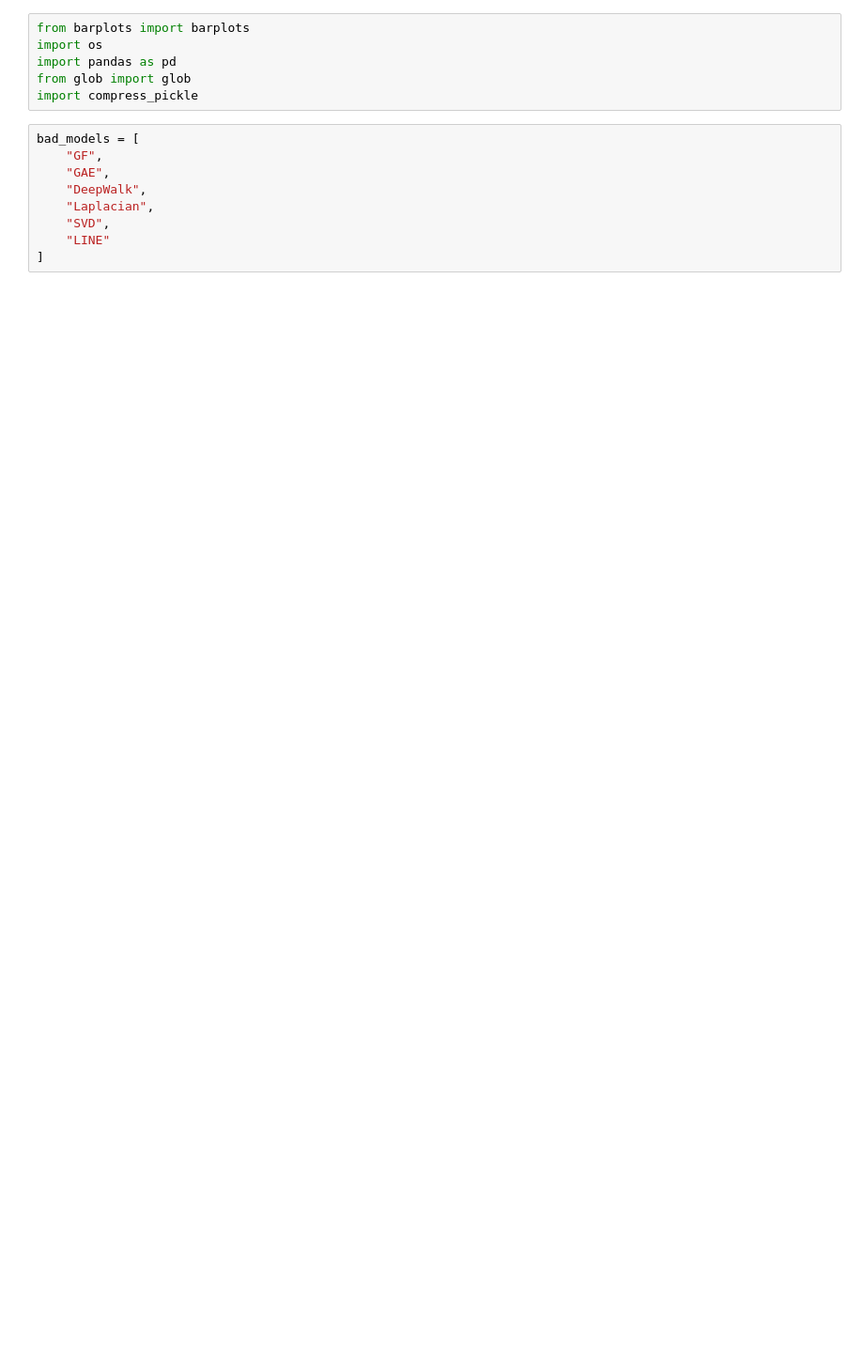
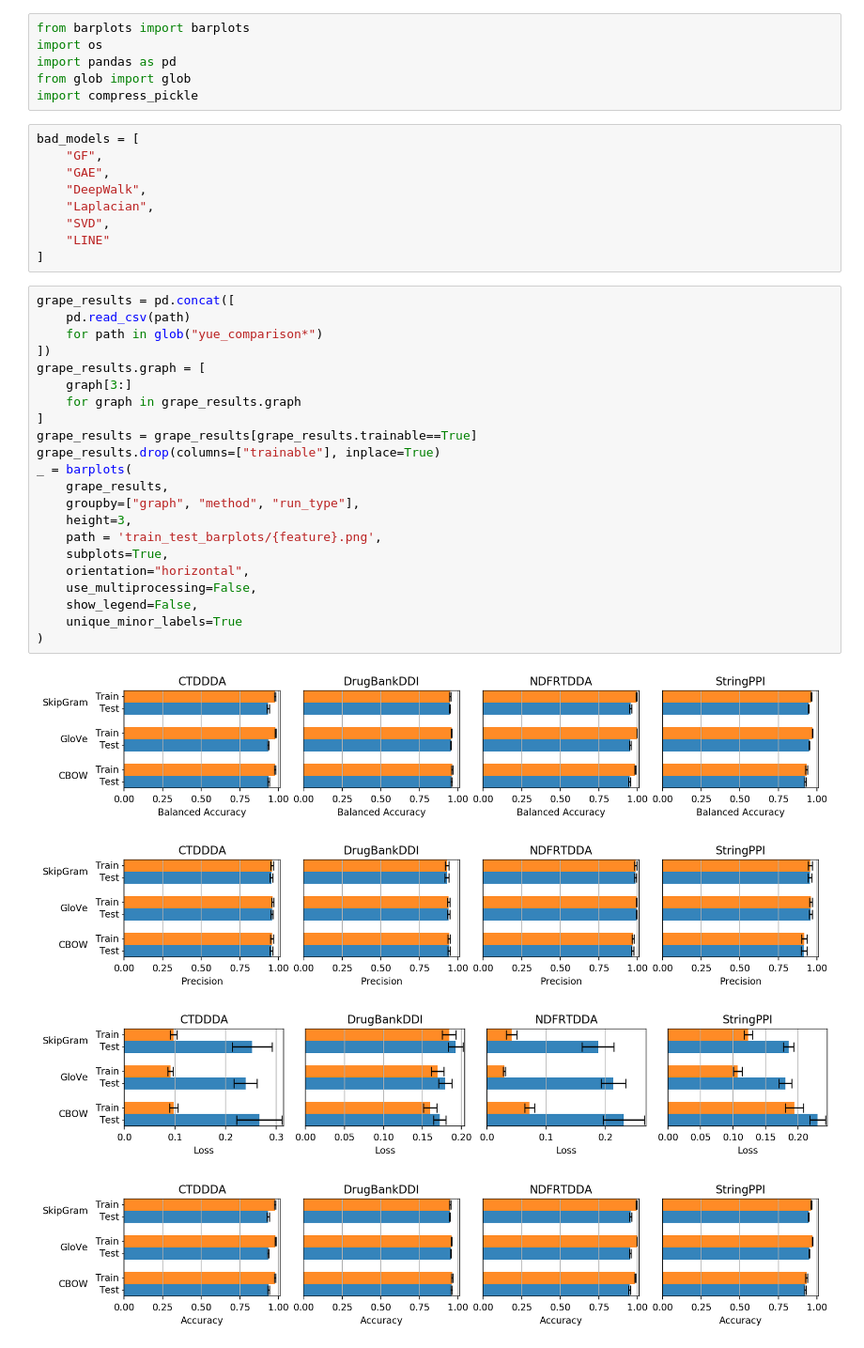
Before and after one commit to LucaCappelletti94/embiggen_experiments, a Jupyter notebook: yue_comparisons/Barplots.ipynb, the cells around one changed output. Shown: that part at 94% size. Saved outputs shown, nothing was run; the diff lists cells and outputs as text; blank space fills up the shorter version.

```diff
--- a/yue_comparisons/Barplots.ipynb
+++ b/yue_comparisons/Barplots.ipynb
@@ -13,3 +13,30 @@ bad_models = [
     "SVD",
     "LINE"
 ]
+# %%
+grape_results = pd.concat([
+    pd.read_csv(path)
+    for path in glob("yue_comparison*")
+])
+grape_results.graph = [
+    graph[3:]
+    for graph in grape_results.graph
+]
+grape_results = grape_results[grape_results.trainable==True]
+grape_results.drop(columns=["trainable"], inplace=True)
+_ = barplots(
+    grape_results,
+    groupby=["graph", "method", "run_type"],
+    height=3,
+    path = 'train_test_barplots/{feature}.png',
+    subplots=True,
+    orientation="horizontal",
+    use_multiprocessing=False,
+    show_legend=False,
+    unique_minor_labels=True
+)
+# %% [output]
+[figure, added]
+[figure, added]
+[figure, added]
+[figure, added]
```
Also changed, not shown: parts of 5 cells of this notebook, 25 other files.
